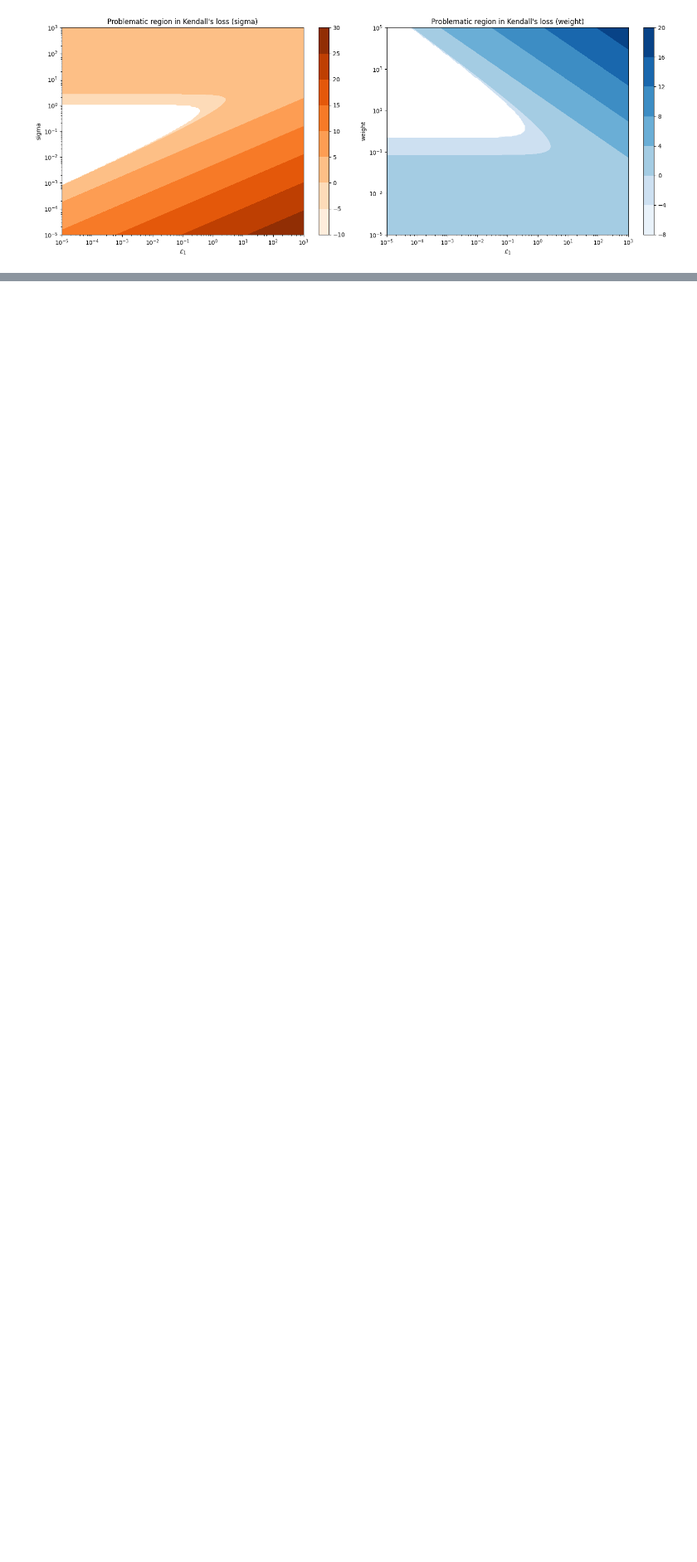
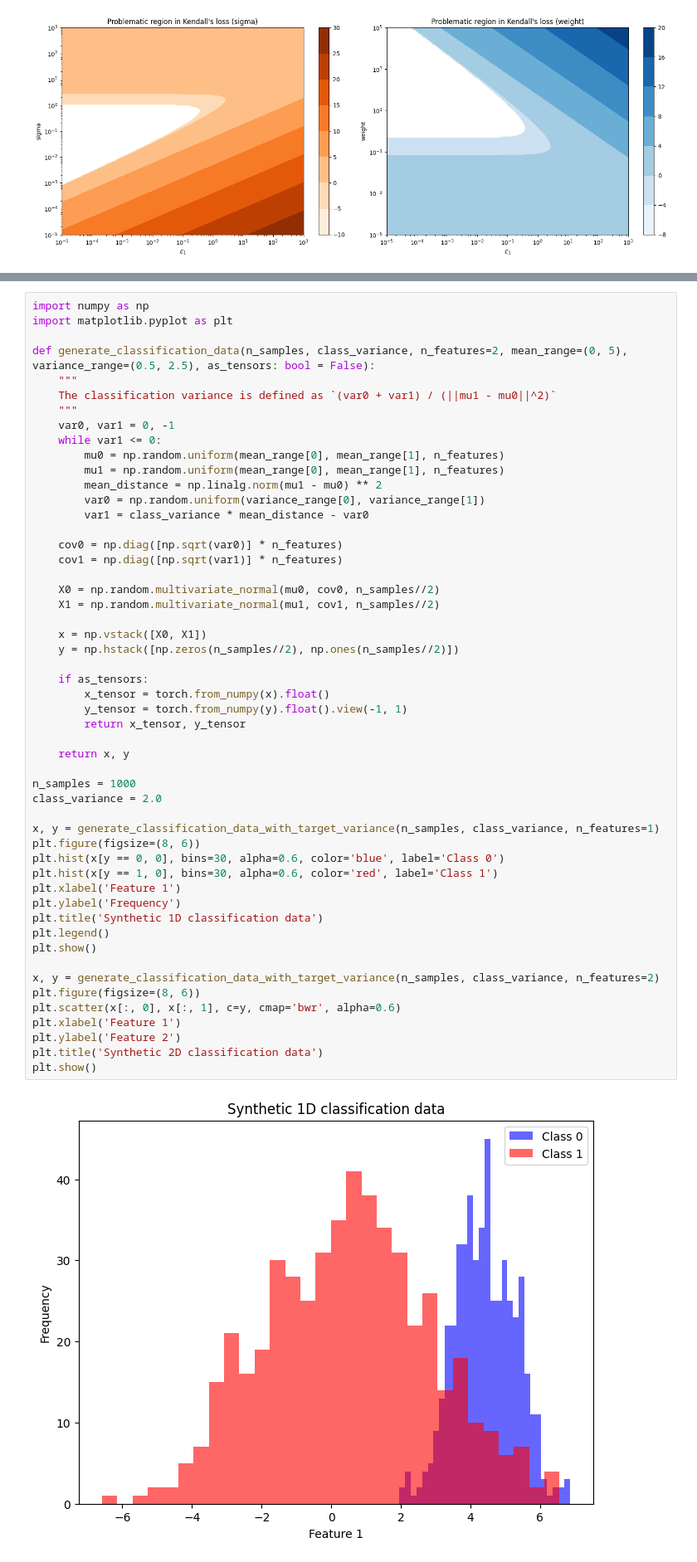
Before and after one commit to graphcore-research/minimol, a Jupyter notebook: notebooks/uncertainty_weighing.ipynb, the cells around one changed output, grey strips where cells are left out. Shown: that part at 83% size. Saved outputs shown, nothing was run; the diff lists cells and outputs as text; blank space fills up the shorter version.

```diff
--- a/notebooks/uncertainty_weighing.ipynb
+++ b/notebooks/uncertainty_weighing.ipynb
@@ -656,0 +393,54 @@ plt.show()
+# %%
+import numpy as np
+import matplotlib.pyplot as plt
+
+def generate_classification_data(n_samples, class_variance, n_features=2, mean_range=(0, 5), variance_range=(0.5, 2.5), as_tensors: bool = False):
+    """
+    The classification variance is defined as `(var0 + var1) / (||mu1 - mu0||^2)`
+    """
+    var0, var1 = 0, -1
+    while var1 <= 0:
+        mu0 = np.random.uniform(mean_range[0], mean_range[1], n_features)
+        mu1 = np.random.uniform(mean_range[0], mean_range[1], n_features)
+        mean_distance = np.linalg.norm(mu1 - mu0) ** 2
+        var0 = np.random.uniform(variance_range[0], variance_range[1])
+        var1 = class_variance * mean_distance - var0
+
+    cov0 = np.diag([np.sqrt(var0)] * n_features)
+    cov1 = np.diag([np.sqrt(var1)] * n_features)
+
+    X0 = np.random.multivariate_normal(mu0, cov0, n_samples//2)
+    X1 = np.random.multivariate_normal(mu1, cov1, n_samples//2)
+
+    x = np.vstack([X0, X1])
+    y = np.hstack([np.zeros(n_samples//2), np.ones(n_samples//2)])
+
+    if as_tensors:
+        x_tensor = torch.from_numpy(x).float()
+        y_tensor = torch.from_numpy(y).float().view(-1, 1)
+        return x_tensor, y_tensor
+
+    return x, y
+
+n_samples = 1000
+class_variance = 2.0
+
+x, y = generate_classification_data_with_target_variance(n_samples, class_variance, n_features=1)
+plt.figure(figsize=(8, 6))
+plt.hist(x[y == 0, 0], bins=30, alpha=0.6, color='blue', label='Class 0')
+plt.hist(x[y == 1, 0], bins=30, alpha=0.6, color='red', label='Class 1')
+plt.xlabel('Feature 1')
+plt.ylabel('Frequency')
+plt.title('Synthetic 1D classification data')
+plt.legend()
+plt.show()
+
+x, y = generate_classification_data_with_target_variance(n_samples, class_variance, n_features=2)
+plt.figure(figsize=(8, 6))
+plt.scatter(x[:, 0], x[:, 1], c=y, cmap='bwr', alpha=0.6)
+plt.xlabel('Feature 1')
+plt.ylabel('Feature 2')
+plt.title('Synthetic 2D classification data')
+plt.show()
+# %% [output]
+[figure, added]
```
Also changed, not shown: parts of 15 cells of this notebook, 2 other files.
